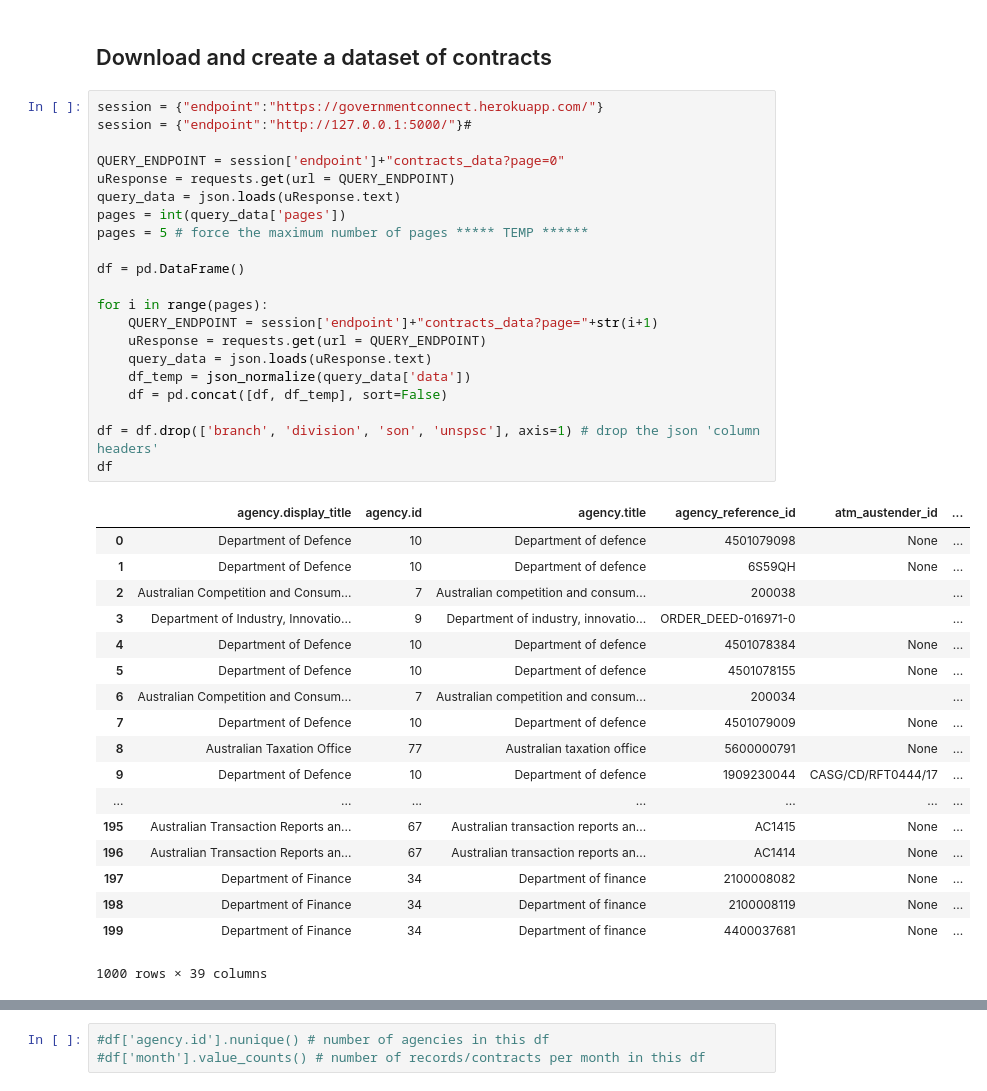
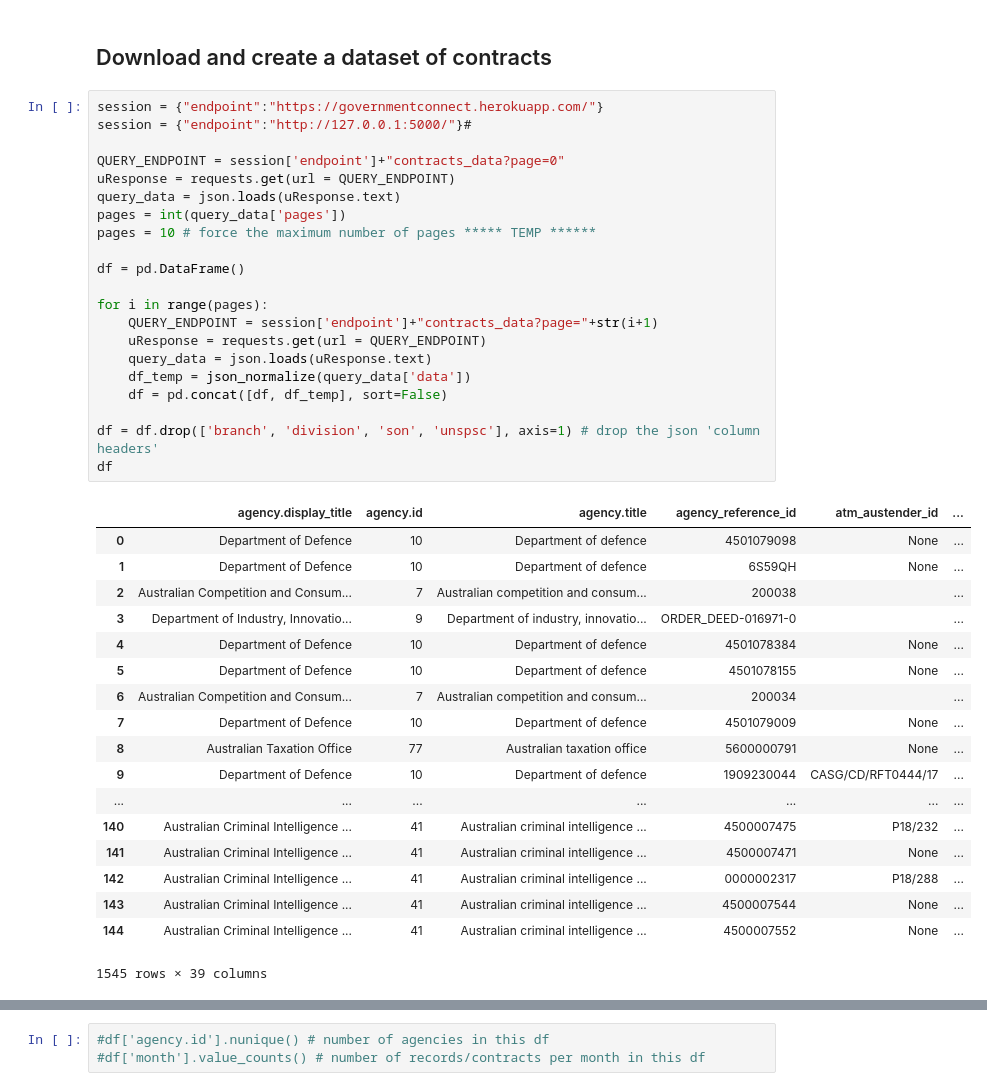
Before and after one commit to bpandrew/govconnectapi, a Jupyter notebook: Untitled.ipynb, the cells around one changed output, grey strips where cells are left out. Drawn from its saved outputs; the diff is of its cells as text.

```diff
--- a/Untitled.ipynb
+++ b/Untitled.ipynb
@@ -15,40 +15,40 @@ session = {"endpoint":"http://127.0.0.1:5000/"}#
 
 QUERY_ENDPOINT = session['endpoint']+"contracts_data?page=0"
 uResponse = requests.get(url = QUERY_ENDPOINT)
 query_data = json.loads(uResponse.text)
 pages = int(query_data['pages'])
-pages = 5 # force the maximum number of pages ***** TEMP ******
+pages = 10 # force the maximum number of pages ***** TEMP ******
 
 df = pd.DataFrame()
 
 for i in range(pages):
     QUERY_ENDPOINT = session['endpoint']+"contracts_data?page="+str(i+1)
     uResponse = requests.get(url = QUERY_ENDPOINT)
     query_data = json.loads(uResponse.text)
     df_temp = json_normalize(query_data['data'])
     df = pd.concat([df, df_temp], sort=False)
 
 df = df.drop(['branch', 'division', 'son', 'unspsc'], axis=1) # drop the json 'column headers'
 df
 # %% [output]
 |  | agency.display_title | agency.id | agency.title | agency_reference_id | atm_austender_id | ... |
 | 0 | Department of Defence | 10 | Department of defence | 4501079098 | None | ... |
 | 1 | Department of Defence | 10 | Department of defence | 6S59QH | None | ... |
 | 2 | Australian Competition and Consum... | 7 | Australian competition and consum... | 200038 |  | ... |
 | 3 | Department of Industry, Innovatio... | 9 | Department of industry, innovatio... | ORDER_DEED-016971-0 |  | ... |
 | 4 | Department of Defence | 10 | Department of defence | 4501078384 | None | ... |
 | 5 | Department of Defence | 10 | Department of defence | 4501078155 | None | ... |
 | 6 | Australian Competition and Consum... | 7 | Australian competition and consum... | 200034 |  | ... |
 | 7 | Department of Defence | 10 | Department of defence | 4501079009 | None | ... |
 | 8 | Australian Taxation Office | 77 | Australian taxation office | 5600000791 | None | ... |
 | 9 | Department of Defence | 10 | Department of defence | 1909230044 | CASG/CD/RFT0444/17 | ... |
 | ... | ... | ... | ... | ... | ... | ... |
-| 195 | Australian Transaction Reports an... | 67 | Australian transaction reports an... | AC1415 | None | ... |
-| 196 | Australian Transaction Reports an... | 67 | Australian transaction reports an... | AC1414 | None | ... |
-| 197 | Department of Finance | 34 | Department of finance | 2100008082 | None | ... |
-| 198 | Department of Finance | 34 | Department of finance | 2100008119 | None | ... |
-| 199 | Department of Finance | 34 | Department of finance | 4400037681 | None | ... |
+| 140 | Australian Criminal Intelligence ... | 41 | Australian criminal intelligence ... | 4500007475 | P18/232 | ... |
+| 141 | Australian Criminal Intelligence ... | 41 | Australian criminal intelligence ... | 4500007471 | None | ... |
+| 142 | Australian Criminal Intelligence ... | 41 | Australian criminal intelligence ... | 0000002317 | P18/288 | ... |
+| 143 | Australian Criminal Intelligence ... | 41 | Australian criminal intelligence ... | 4500007544 | None | ... |
+| 144 | Australian Criminal Intelligence ... | 41 | Australian criminal intelligence ... | 4500007552 | None | ... |
-1000 rows × 39 columns
+1545 rows × 39 columns
 # %%
 df['dt_publish_date'] = pd.to_datetime(df['publish_date'])
 df['dt_contract_start'] = pd.to_datetime(df['contract_start'])
```
Also changed, not shown: parts of 11 cells of this notebook, 4 other files.
